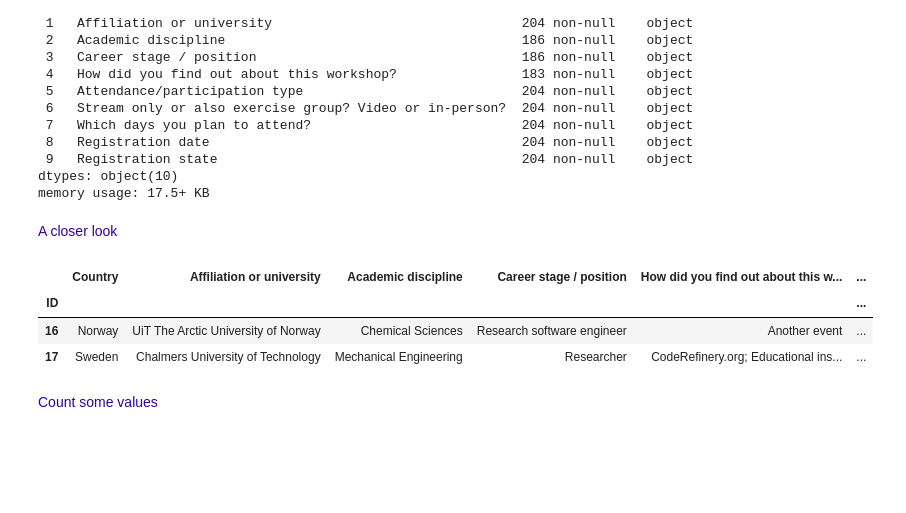
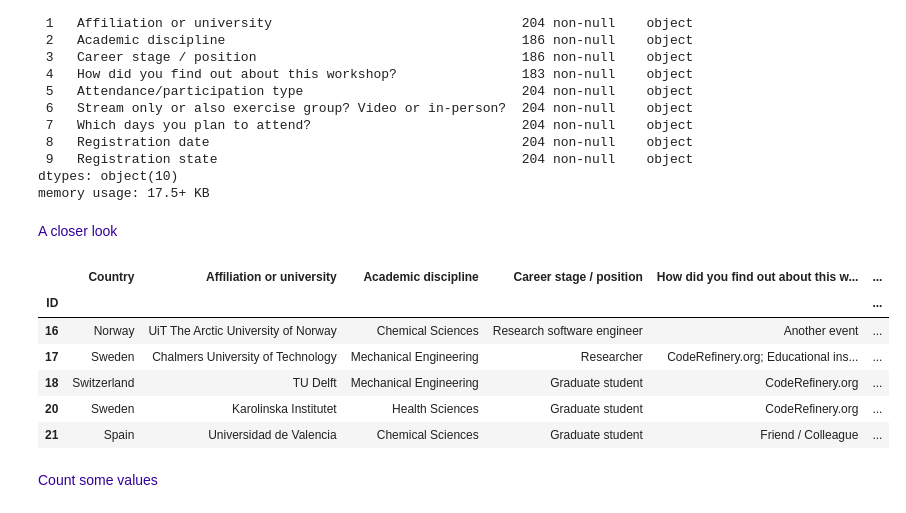
Before and after one commit to coderefinery/workshop-stats, a Jupyter notebook: Registration_stats.ipynb, the cells around one changed output. Drawn from its saved outputs; the diff is of its cells as text; code cells hidden in the pictures; blank space fills up the shorter version.

```diff
--- a/Registration_stats.ipynb
+++ b/Registration_stats.ipynb
@@ -41,11 +41,14 @@ memory usage: 17.5+ KB
 # %% [markdown]
 <font color=#330099>A closer look</font>
 # %%
-individualDF.head(2)
+individualDF.head(5)
 # %% [output]
 |  | Country | Affiliation or university | Academic discipline | Career stage / position | How did you find out about this w... | ... |
 | ID |  |  |  |  |  | ... |
 | 16 | Norway | UiT The Arctic University of Norway | Chemical Sciences | Research software engineer | Another event | ... |
 | 17 | Sweden | Chalmers University of Technology | Mechanical Engineering | Researcher | CodeRefinery.org; Educational ins... | ... |
+| 18 | Switzerland | TU Delft | Mechanical Engineering | Graduate student | CodeRefinery.org | ... |
+| 20 | Sweden | Karolinska Institutet | Health Sciences | Graduate student | CodeRefinery.org | ... |
+| 21 | Spain | Universidad de Valencia | Chemical Sciences | Graduate student | Friend / Colleague | ... |
 # %% [markdown]
 <font color=#330099>Count some values</font>
```
Also changed, not shown: parts of 5 cells of this notebook, 15 other files.
